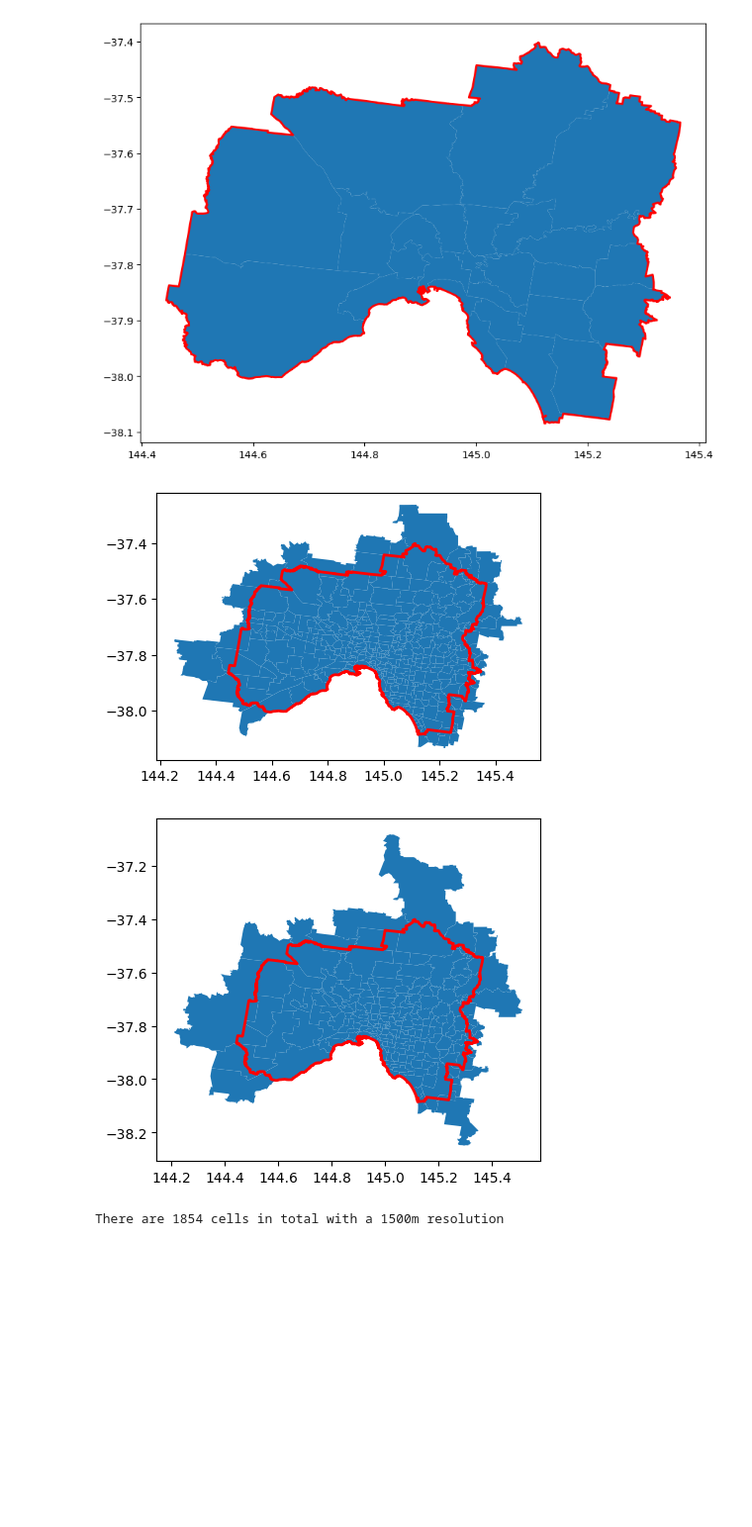
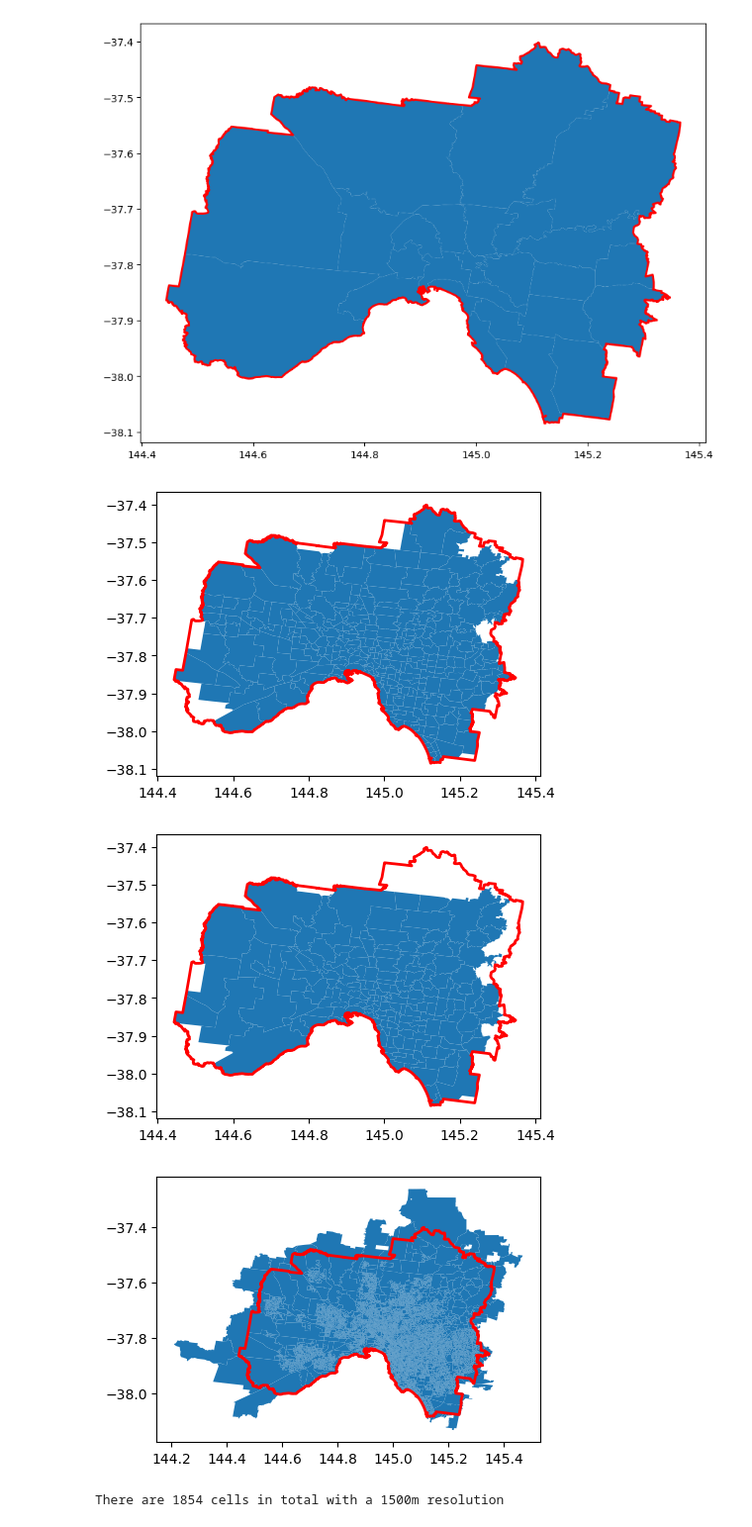
Before and after one commit to tpisel/walkability, a Jupyter notebook: data_ingestion.ipynb, the cells around one changed output. Shown at 99% size. Saved outputs shown, nothing was run; the diff lists cells and outputs as text; code cells hidden in the pictures; blank space fills up the shorter version.

```diff
--- a/data_ingestion.ipynb
+++ b/data_ingestion.ipynb
@@ -207,15 +208,17 @@ add_AoI_to_plot(lga_gdf.plot(figsize=(10, 10)))
 # %%
 # For POA and SAL geographies, we're happy to take the intersection
 
-sal_gdf = sal_shp[sal_shp.geometry.intersects(lga_area_of_interest)]
-poa_gdf = poa_shp[poa_shp.geometry.intersects(lga_area_of_interest)]
+sal_gdf = sal_shp[sal_shp.geometry.within(lga_area_of_interest)]
+poa_gdf = poa_shp[poa_shp.geometry.within(lga_area_of_interest)]
 sa1_gdf = sa1_shp[sa1_shp.geometry.intersects(lga_area_of_interest)]
 
 add_AoI_to_plot(sal_gdf.plot(figsize=(5, 5)))
 add_AoI_to_plot(poa_gdf.plot(figsize=(5, 5)))
+add_AoI_to_plot(sa1_gdf.plot(figsize=(5, 5)))
 # %% [output]
-[figure, old version]
+[figure, new version]
-[figure, old version]
+[figure, new version]
+[figure, added]
 # %%
 
 # For some APIs we'll want to do grid-based querying
```
Also changed, not shown: parts of 4 cells of this notebook, 1 other file.
